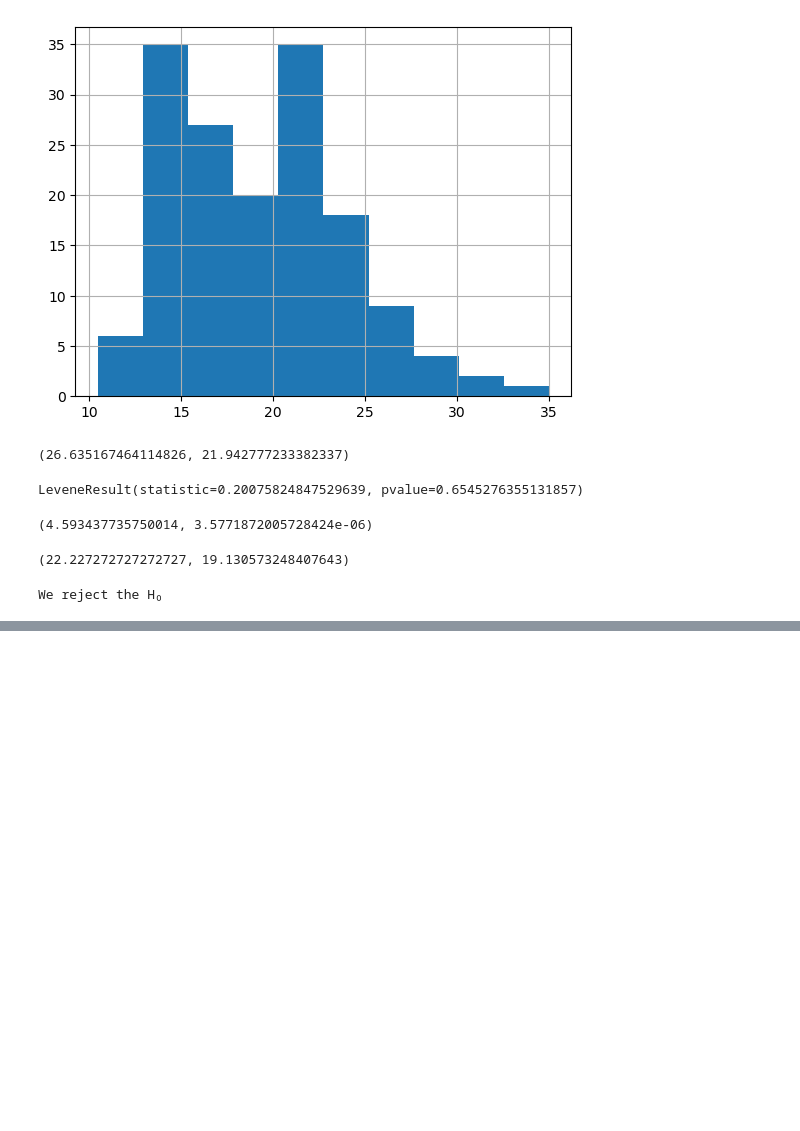
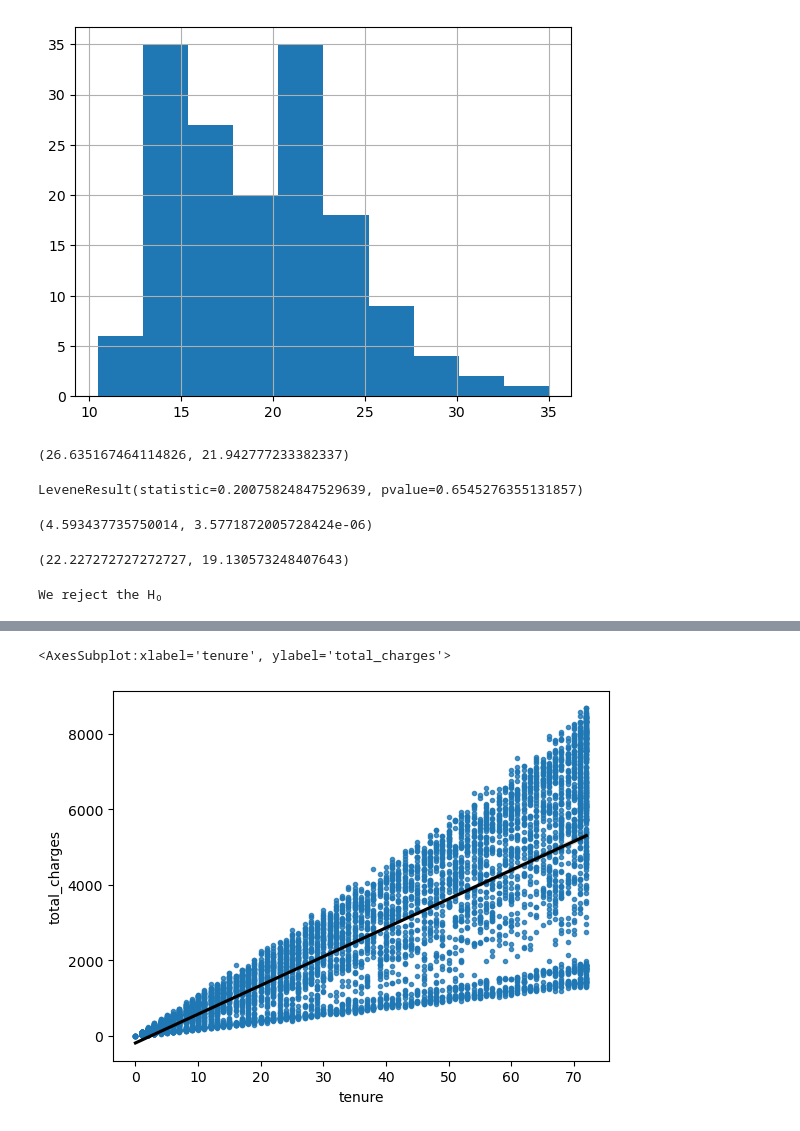
Before and after one commit to nicolas-angarita/Statistics-exercises, a Jupyter notebook: hypothesis_testing.ipynb, the cells around one changed output, grey strips where cells are left out. Cells and saved outputs as stored; diff of their text form; code cells hidden in the pictures; blank space fills up the shorter version.

```diff
--- a/hypothesis_testing.ipynb
+++ b/hypothesis_testing.ipynb
@@ -274,0 +391,9 @@ We reject the H₀
+# %%
+# formed hypotheses
+# alpha and collected our data for the problem using df's
+𝜶 = 0.05
+
+total_charges_df = customers[['tenure', 'total_charges']]
+
+total_charges_df.info()
+total_charges_df.total_charges.sort_values()
@@ -274,0 +422,4 @@ We reject the H₀
+# %%
+# convert some of our data from str to floats to be able to some linear correlation statistics
+
+total_charges_df['total_charges']= total_charges_df['total_charges'].str.replace(' ', '0').astype('float')
@@ -274,0 +460,5 @@ We reject the H₀
+# %%
+sns.regplot(x = 'tenure', y = 'total_charges', data = total_charges_df, marker = '.', line_kws= {'color': 'black'})
+# %% [output]
+<AxesSubplot:xlabel='tenure', ylabel='total_charges'>
+[figure, added]
```
Also changed, not shown: parts of 69 cells of this notebook, 1 other file.
